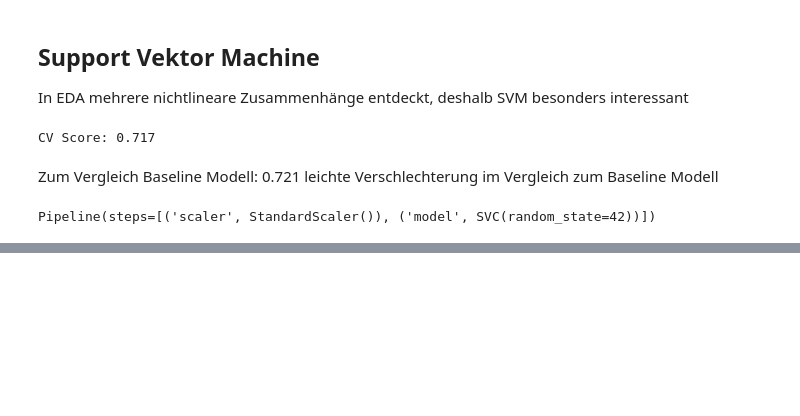
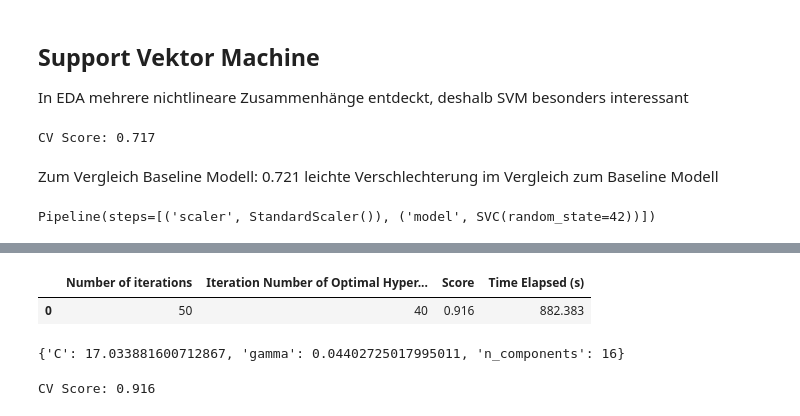
Before and after one commit to k-skupin/MAGIC-Gamma-Telescope, a Jupyter notebook: notebooks/Gamma_models.ipynb, the cells around one changed output, grey strips where cells are left out. Saved outputs shown, nothing was run; the diff lists cells and outputs as text; code cells hidden in the pictures; blank space fills up the shorter version.

Commit message:
lauffähige Variante für einzelnen Score, Zellen am Ende für Lernkurve und Feature Importances noch nicht angepasst

```diff
--- a/notebooks/Gamma_models.ipynb
+++ b/notebooks/Gamma_models.ipynb
@@ -678,12 +693,12 @@ def objective_svm(trial):
 
     # search space
     C = trial.suggest_float("C", 1e-3, 1000, log=True)        # steuert Trade-Off zwischen einfacher Entscheidungsgrenze und möglichst wenig Trainingsfehlern
-    gamma = trial.suggest_categorical("l1_ratio", [0.0, 1.0])   #  bestimmt wie lokal der Einfluss eines einzelnen Trainingspunkts ist
-    n_components = trial.suggest_float("gamma", 1e-4, 1e1, log=True)
+    gamma = trial.suggest_float("gamma", 1e-4, 1e1, log=True)   #  bestimmt wie lokal der Einfluss eines einzelnen Trainingspunkts ist
+    n_components = trial.suggest_int("n_components", 1, 17)   # PCA
 
 
     params_svm = {'model__C': C,
-            'model__l1_ratio': l1_ratio,
+            'model__gamma': gamma,
             'pca__n_components': n_components,
             'model__max_iter' : 10000
             }
@@ -699,22 +714,22 @@ def objective_svm(trial):
                              cv=cv,
                              n_jobs=-1).mean()
 
-    print(f"CV fertig: {score_log_reg:.4f}")
+    print(f"CV fertig: {score_svm:.4f}")
 
     return score_svm
 
 # create a study (aim to maximize score) und setting a seed (random_state) for reproduceability
-study_log_reg = optuna.create_study(sampler=TPESampler(seed = 42), direction='maximize')
+study_svm = optuna.create_study(sampler=TPESampler(seed = 42), direction='maximize')
 
 # perform hyperparamter tuning (while timing the process)
 time_start = time.time()
 # starting optimization process with our defined function and 50 iterations
-study_log_reg.optimize(objective_log_reg, n_trials=50)   # more trial took to long for time limit
+study_svm.optimize(objective_svm, n_trials=50)   # more trial took to long for time limit
 time_bayesian = time.time() - time_start
 
 # store result in a data frame
-values_bayesian_log_reg = [50, study_log_reg.best_trial.number, study_log_reg.best_trial.value, time_bayesian]
-results_bayesian_log_reg = pd.DataFrame([values_bayesian_log_reg], columns = ['Number of iterations',
+values_bayesian_svm = [50, study_svm.best_trial.number, study_svm.best_trial.value, time_bayesian]
+results_bayesian_svm = pd.DataFrame([values_bayesian_svm], columns = ['Number of iterations',
                                                                         'Iteration Number of Optimal Hyperparamters',
                                                                         'Score',
                                                                         'Time Elapsed (s)'])
@@ -720,0 +760,11 @@ results_bayesian_log_reg = pd.DataFrame([values_bayesian_log_reg], columns = ['N
+# %%
+# Ausgabe des Ergebnisses
+results_bayesian_svm
+# %% [output]
+|  | Number of iterations | Iteration Number of Optimal Hyper... | Score | Time Elapsed (s) |
+| 0 | 50 | 40 | 0.916 | 882.383 |
+# %%
+# Ausgabe der besten Parameter
+study_svm.best_params
+# %% [output]
+{'C': 17.033881600712867, 'gamma': 0.04402725017995011, 'n_components': 16}
@@ -720,0 +778,11 @@ results_bayesian_log_reg = pd.DataFrame([values_bayesian_log_reg], columns = ['N
+# %%
+cv_svm_bo = cross_val_score(estimator= svm_pipe_bo,
+                            X=features_train,
+                            y=target_train,
+                            cv=cv,
+                            scoring=scoring["tpr_fpr_020"],
+                            n_jobs=-1)
+#print(cv_log_reg_bo.mean())
+print(f"CV Score: {cv_svm_bo.mean():.3f}")
+# %% [output]
+CV Score: 0.916
```
Also changed, not shown: parts of 35 cells of this notebook, 5 other files.
